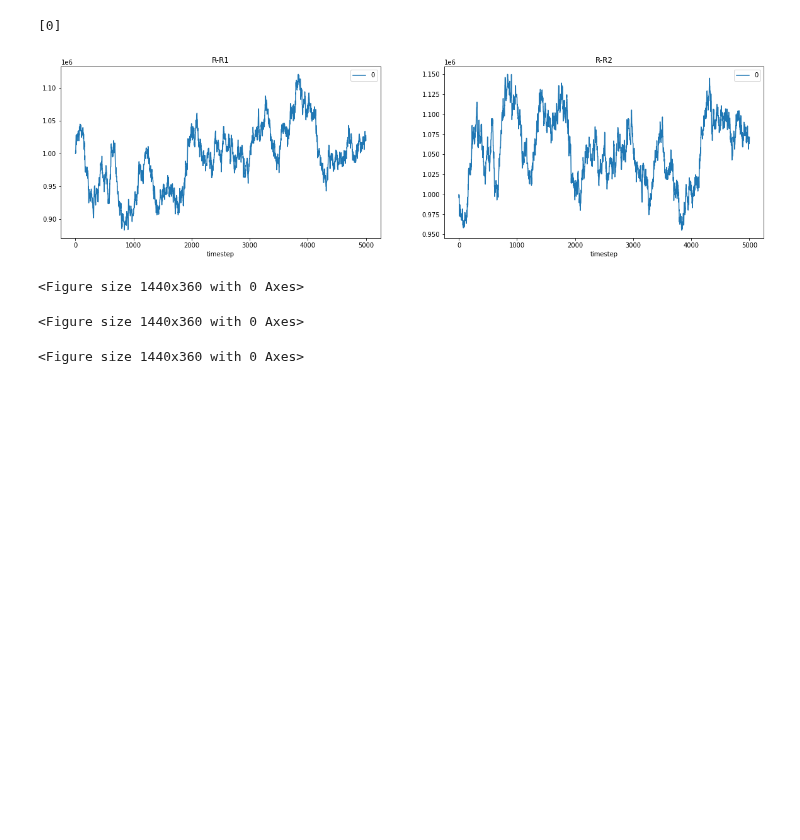
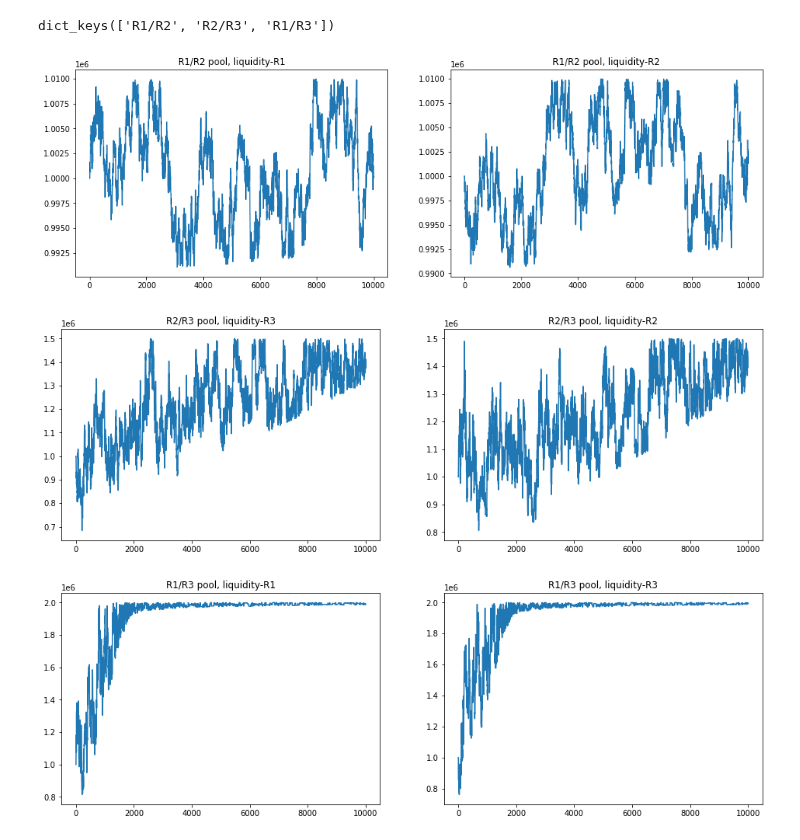
Before and after one commit to galacticcouncil/HydraDX-simulations, a Jupyter notebook: hydradx/notebooks/Basilisk/TestSlipFees.ipynb, the cells around one changed output. Saved outputs shown, nothing was run; the diff lists cells and outputs as text; code cells hidden in the pictures; blank space fills up the shorter version.

Commit message:
demo multiple pools and agents, all together

```diff
--- a/hydradx/notebooks/Basilisk/TestSlipFees.ipynb
+++ b/hydradx/notebooks/Basilisk/TestSlipFees.ipynb
@@ -69,11 +99,22 @@ rdf, agent_df = processing.postprocessing(events, optional_params=['holdings_val
 # %%
+pools = events[0]['state'].pools
+r = {poolname:
+     {asset:
+      [event['state'].pools[poolname].liquidity[asset] for event in events]
+      for asset in pool.asset_list}
+     for poolname, pool in pools.items()
+    }
 
-var_list = ['R', 'Q', 'A', 'D']
-plot_vars(rdf, var_list)
+print (r.keys())
+for pool in r:
+    plt.figure(figsize=(25,5))
+    for i, asset in enumerate(r[pool]):
+        bounds = (1, 3, i + 1)
+        ax = plt.subplot(*bounds, title=f'{pool} pool, liquidity-{asset}')
+        ax.plot(list(range(len(r[pool][asset]))), r[pool][asset])
 # %% [output]
-[0]
+dict_keys(['R1/R2', 'R2/R3', 'R1/R3'])
-[figure, old version]
+[figure, new version]
-<Figure size 1440x360 with 0 Axes>
-<Figure size 1440x360 with 0 Axes>
-<Figure size 1440x360 with 0 Axes>
+[figure, added]
+[figure, added]
 # %%
```
Also changed, not shown: parts of 3 cells of this notebook.
